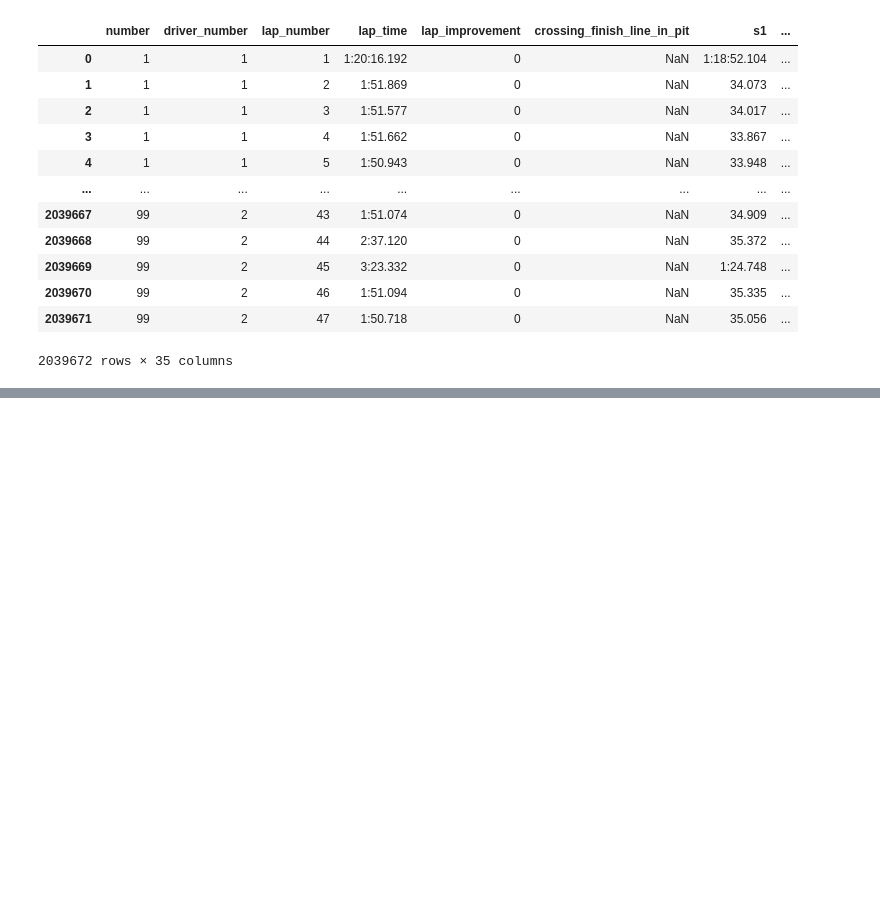
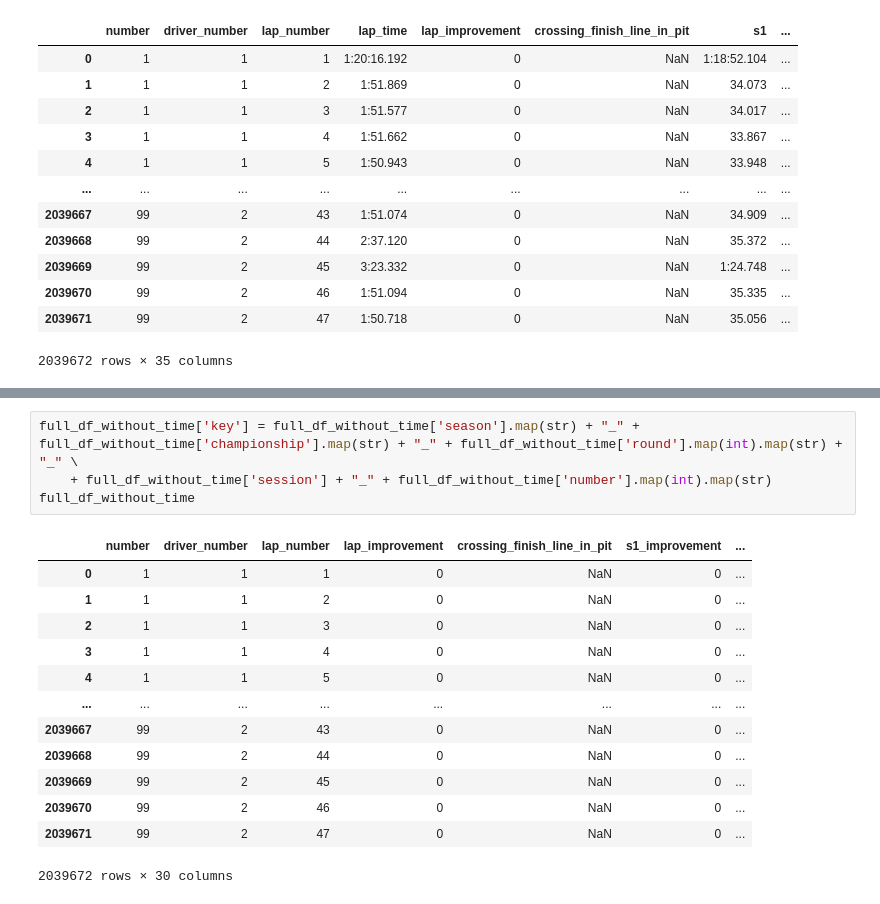
Before and after one commit to Razgrizaces/alkamel_stint_analyzer, a Jupyter notebook: alkamel_data_combiner.ipynb, the cells around one changed output, grey strips where cells are left out. Cells and saved outputs as stored; diff of their text form; blank space fills up the shorter version.

```diff
--- a/alkamel_data_combiner.ipynb
+++ b/alkamel_data_combiner.ipynb
@@ -352,0 +378,18 @@ full_df_with_fix[full_df_with_fix['team'].isna()]
+# %%
+full_df_without_time['key'] = full_df_without_time['season'].map(str) + "_" + full_df_without_time['championship'].map(str) + "_" + full_df_without_time['round'].map(int).map(str) + "_" \
+    + full_df_without_time['session'] + "_" + full_df_without_time['number'].map(int).map(str)
+full_df_without_time
+# %% [output]
+|  | number | driver_number | lap_number | lap_improvement | crossing_finish_line_in_pit | s1_improvement | ... |
+| 0 | 1 | 1 | 1 | 0 | NaN | 0 | ... |
+| 1 | 1 | 1 | 2 | 0 | NaN | 0 | ... |
+| 2 | 1 | 1 | 3 | 0 | NaN | 0 | ... |
+| 3 | 1 | 1 | 4 | 0 | NaN | 0 | ... |
+| 4 | 1 | 1 | 5 | 0 | NaN | 0 | ... |
+| ... | ... | ... | ... | ... | ... | ... | ... |
+| 2039667 | 99 | 2 | 43 | 0 | NaN | 0 | ... |
+| 2039668 | 99 | 2 | 44 | 0 | NaN | 0 | ... |
+| 2039669 | 99 | 2 | 45 | 0 | NaN | 0 | ... |
+| 2039670 | 99 | 2 | 46 | 0 | NaN | 0 | ... |
+| 2039671 | 99 | 2 | 47 | 0 | NaN | 0 | ... |
+2039672 rows × 30 columns
```
Also changed, not shown: parts of 8 cells of this notebook.
